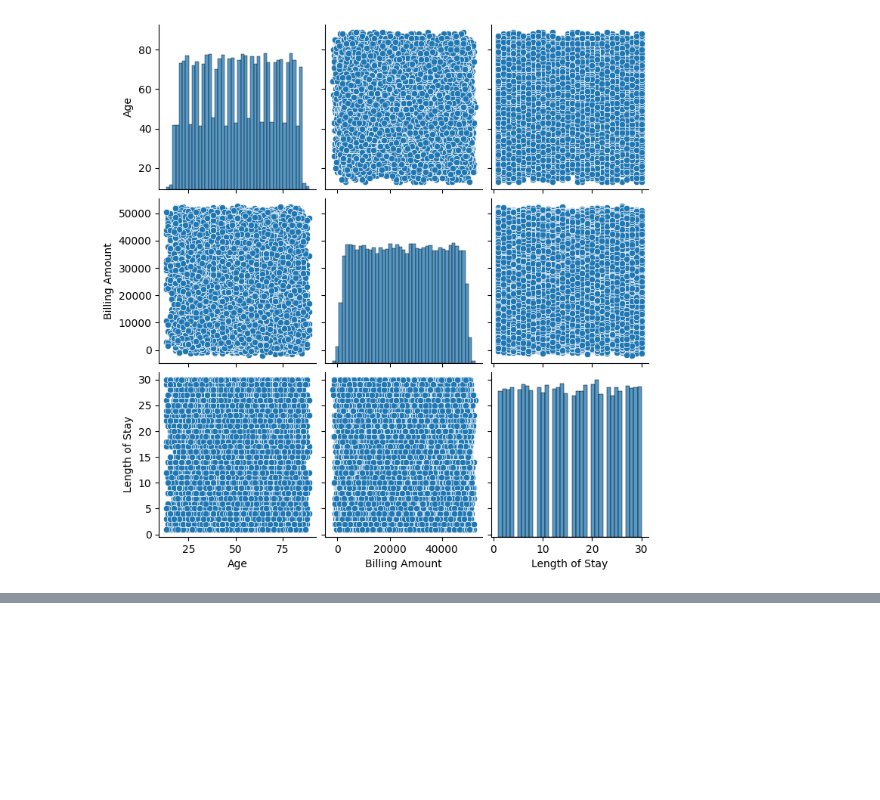
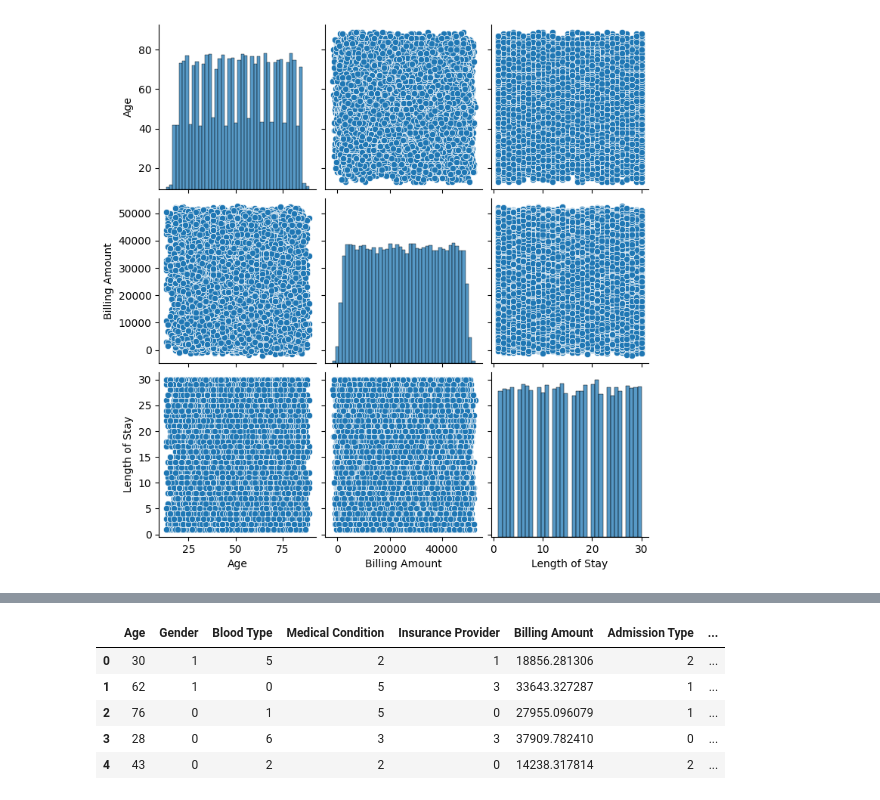
Before and after one commit to sainibunty2309-del/Healthcare-Prediction, a Jupyter notebook: healthcare.ipynb, the cells around one changed output, grey strips where cells are left out. Cells and saved outputs as stored; diff of their text form; code cells hidden in the pictures; blank space fills up the shorter version.

```diff
--- a/healthcare.ipynb
+++ b/healthcare.ipynb
@@ -278,0 +376,18 @@ plt.show()
+# %%
+from sklearn.preprocessing import LabelEncoder
+
+le = LabelEncoder()
+
+cat_cols = df.select_dtypes(include="object").columns
+
+for col in cat_cols:
+    df[col] = le.fit_transform(df[col])
+
+df.head()
+# %% [output]
+|  | Age | Gender | Blood Type | Medical Condition | Insurance Provider | Billing Amount | Admission Type | ... |
+| 0 | 30 | 1 | 5 | 2 | 1 | 18856.281306 | 2 | ... |
+| 1 | 62 | 1 | 0 | 5 | 3 | 33643.327287 | 1 | ... |
+| 2 | 76 | 0 | 1 | 5 | 0 | 27955.096079 | 1 | ... |
+| 3 | 28 | 0 | 6 | 3 | 3 | 37909.782410 | 0 | ... |
+| 4 | 43 | 0 | 2 | 2 | 0 | 14238.317814 | 2 | ... |
```
Also changed, not shown: parts of 10 cells of this notebook.
